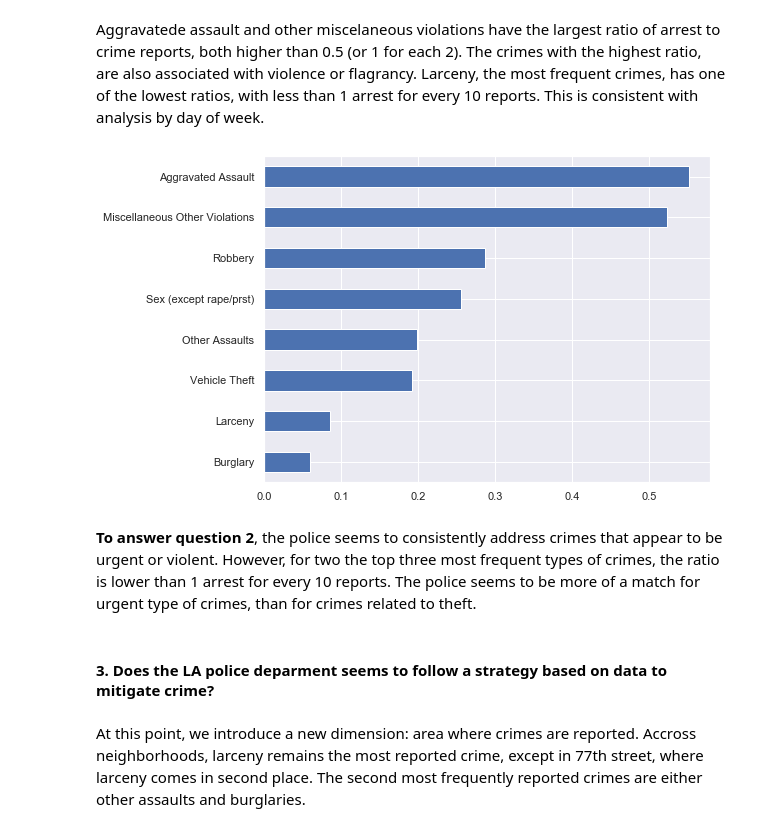
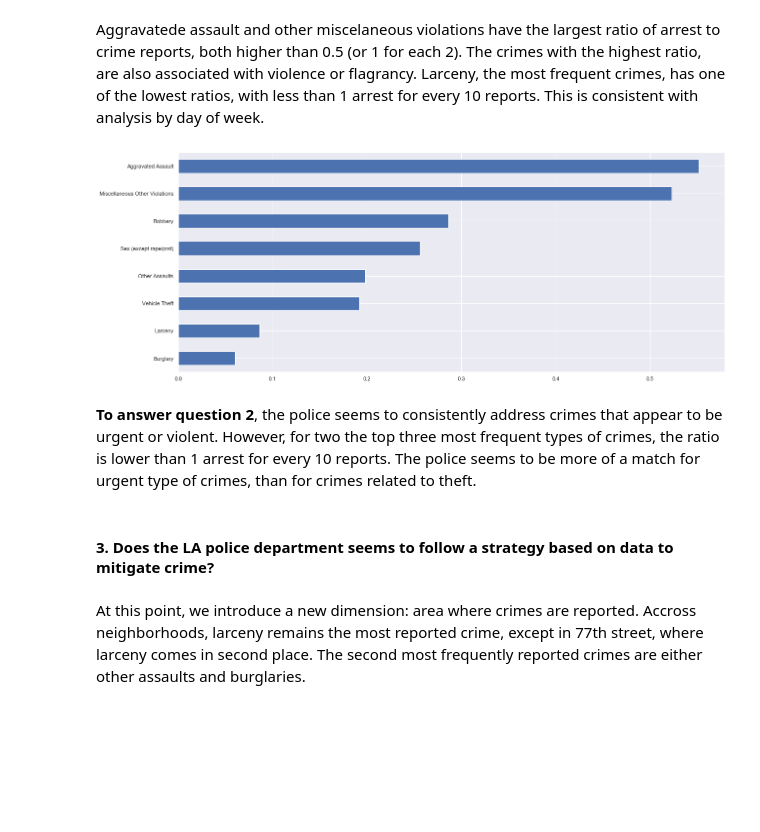
Before and after one commit to abreulastra/crime_analysis, a Jupyter notebook: crime_patterns_LA.ipynb, the cells around one changed output. Cells and saved outputs as stored; diff of their text form; code cells hidden in the pictures; blank space fills up the shorter version.

Commit message:
adding graphs, andedits to jupyter notebook

```diff
--- a/crime_patterns_LA.ipynb
+++ b/crime_patterns_LA.ipynb
@@ -192,13 +204,13 @@ ratio = arrests/crimes
 # %% [markdown]
 Aggravatede assault and other miscelaneous violations have the largest ratio of arrest to crime reports, both higher than 0.5 (or 1 for each 2). The crimes with the highest ratio, are also associated with violence or flagrancy. Larceny, the most frequent crimes, has one of the lowest ratios, with less than 1 arrest for every 10 reports. This is consistent with analysis by day of week.
 # %%
-ratio.sort_values().plot(kind='barh', figsize=(8, 6)).figure.savefig('ratio_arrest_crime');
+ratio.sort_values().plot(kind='barh').figure.savefig('ratio_arrest_crime');
 # %% [output]
-[figure, old version]
+[figure, new version]
 # %% [markdown]
 **To answer question 2**, the police seems to consistently address crimes that appear to be urgent or violent. However, for two the top three most frequent types of crimes, the ratio is lower than 1 arrest for every 10 reports. The police seems to be more of a match for urgent type of crimes, than for crimes related to theft.
 # %% [markdown]
-#### 3. Does the LA police deparment seems to follow a strategy based on data to mitigate crime?
+#### 3. Does the LA police department seems to follow a strategy based on data to mitigate crime?
 # %% [markdown]
 At this point, we introduce a new dimension: area where crimes are reported. Accross neighborhoods, larceny remains the most reported crime, except in 77th street, where larceny comes in second place. The second most frequently reported crimes are either other assaults and burglaries.
 # %%
```
Also changed, not shown: parts of 14 cells of this notebook, 4 other files.
